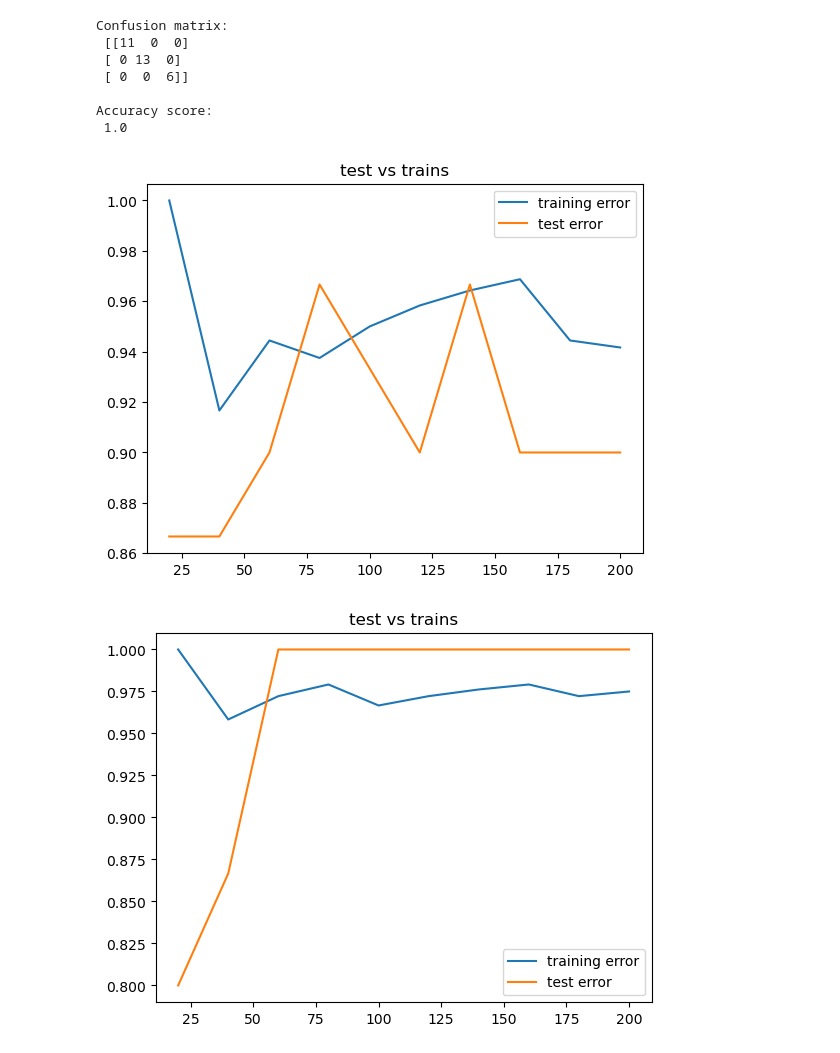
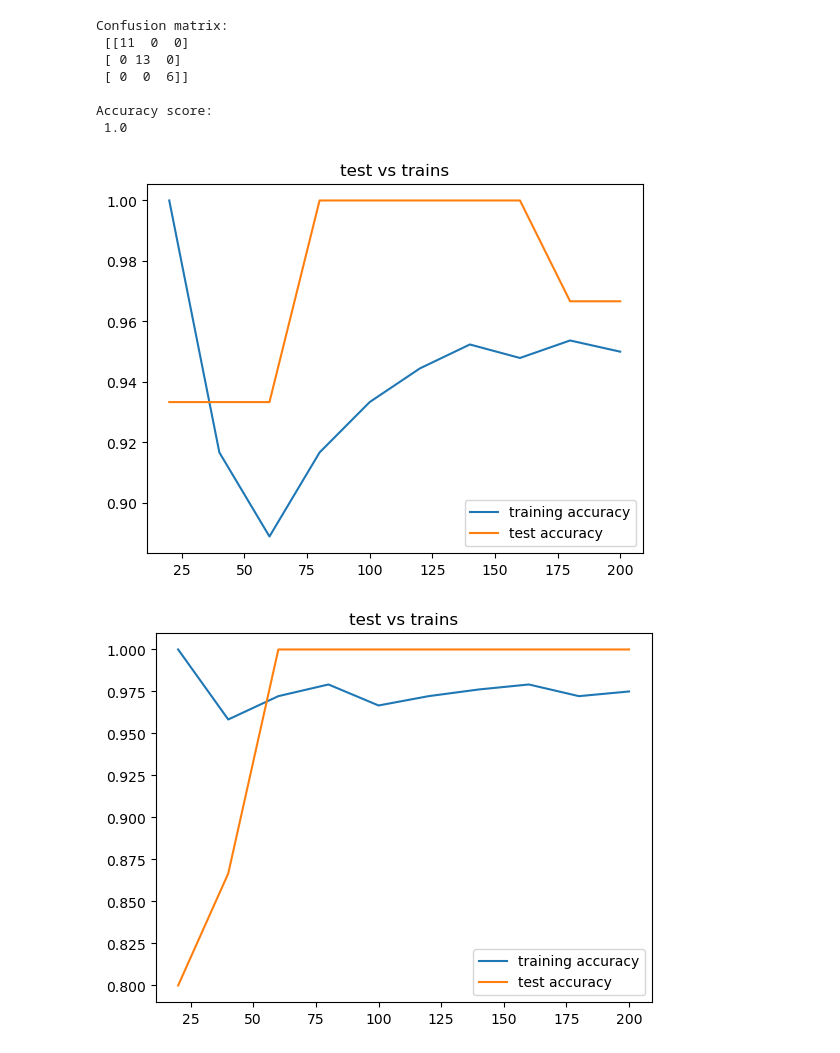
Before and after one commit to alfredbackhouse/Machine-Learning, a Jupyter notebook: Lab2/Lab2.ipynb, the cells around one changed output. Drawn from its saved outputs; the diff is of its cells as text; code cells hidden in the pictures.

```diff
--- a/Lab2/Lab2.ipynb
+++ b/Lab2/Lab2.ipynb
@@ -6,16 +6,17 @@ import matplotlib.pyplot as plt
 class NBC:
 
     # initialise class variables
-    def __init__(self, feature_types, num_classes):
+    def __init__(self, feature_types, num_classes, name="not declared"):
         self.feature_types = feature_types
         self.num_features = len(feature_types)
         self.num_classes = num_classes
+        self.name = name
 
     # get values for Nc and pic (number of cs and probability of seeing a c)
     def count_pi(self, y):
         self.N  = np.zeros(self.num_classes)
         self.pi = np.zeros(self.num_classes)
-        for c in y:
+        for c in range(self.num_classes):
             self.N[c] += 1
         self.pi = self.N / len(y)
 
@@ -49,7 +50,7 @@ class NBC:
                 mean = self.mean[c][f]
                 var = self.var[c][f]
                 if self.feature_types[f] == "r": total_prob += self.gaussian(mean, var, x[f])
-                elif self.feature_types[f] == "b": total_prob += self.benoulli(mean, x[f])
+                elif self.feature_types[f] == "b": total_prob += self.bernoulli(mean, x[f])
             if total_prob > max_p:
                 max_p = total_prob
                 max_c = c
@@ -73,11 +74,8 @@ from sklearn.metrics import confusion_matrix,accuracy_score
 # load iris data
 from sklearn.datasets import load_iris
 X, y = load_iris(return_X_y=True)
-X_train, X_test, y_train, y_test = train_test_split(X, y, test_size = 0.20, random_state = 0)
+X_train, X_test, y_train, y_test = train_test_split(X, y, test_size = 0.20, random_state = 0, shuffle=True)
 
-
-# voting dataset
-Xv, yv = cp.load(open('voting.pickle', 'rb'))
 
 # create model for irises and train
 nbc = NBC(feature_types=["r", "r", "r", "r"], num_classes=3)
@@ -91,6 +89,9 @@ cm = confusion_matrix(y_test, y_pred)
 ac = accuracy_score(y_test,y_pred)
 print("Confusion matrix:\n", cm)
 print("\nAccuracy score:\n", ac)
+
+
+X_train, X_test, y_train, y_test = train_test_split(X, y, test_size = 0.20, random_state = 0, shuffle=True)
 # %% [output]
 Confusion matrix:
  [[11  0  0]
@@ -134,6 +135,8 @@ cm = confusion_matrix(y_test, y_pred_lr)
 ac = accuracy_score(y_test,y_pred_lr)
 print("Confusion matrix:\n", cm)
 print("\nAccuracy score:\n", ac)
+g1 = GaussianNB()
+g2 = GaussianNB()
 # %% [output]
 Confusion matrix:
  [[11  0  0]
@@ -147,45 +153,58 @@ Accuracy score:
 
 n1 = NBC(feature_types=["r", "r", "r", "r"], num_classes=3)
 l1 = LogisticRegression(penalty='l2', C=10, random_state=0)
+n2 = NBC(feature_types=["b"]*16, num_classes=2)
+l2 = LogisticRegression(penalty='l2', C=10, random_state=0)
 
-models = [n1, l1]
+iris_data = X_train, X_test, y_train, y_test
+voting_data = train_test_split(Xv, yv, test_size = 0.20, random_state = 0, shuffle=True)
 
-for model in models:
+models = [
+    (g2, iris_data),
+    (l1, iris_data),
+    (g1, voting_data),
+    (l2, voting_data)
+    ]
+
+repeats = 1
+
+for (model, data) in models:
+    (X_train, X_test, y_train, y_test) = data
     L_trains = np.zeros(10)
     L_tests = np.zeros(10)
-    for a in range(200):
+    for a in range(repeats):
         for k in range(10):
             i = int( ((k+1) / 10) * len(X_train) )
             X_train_n = X_train[:i]
             y_train_n = y_train[:i]
 
             model.fit(X_train_n, y_train_n)
 
             y_train_pred = model.predict(X_train_n)
             y_test_pred = model.predict(X_test)
             L_train = accuracy_score(y_train_n,y_train_pred)
             L_test = accuracy_score(y_test, y_test_pred)
 
             L_trains[k] += (L_train)
             L_tests[k] += (L_test)
 
-    L_trains /= 200
-    L_tests /= 200
+    L_trains /= repeats
+    L_tests /= repeats
 
-
+naive_bayes1
     n = np.arange(20, 220, 20)
 
     cm = confusion_matrix(y_test, y_test_pred)
 
     baseline = np.full(len(n), 0.4)
 
     plt.title("test vs trains")
 
     plt.plot(n, L_trains, label = "training accuracy")
     plt.plot(n, L_tests, label = "test accuracy")
     plt.plot()
     plt.legend()
     plt.show()
 # %% [output]
-[figure, old version]
+[figure, new version]
-[figure, old version]
+[figure, new version]
```
Also changed, not shown: parts of 3 cells of this notebook, 1 other file.
